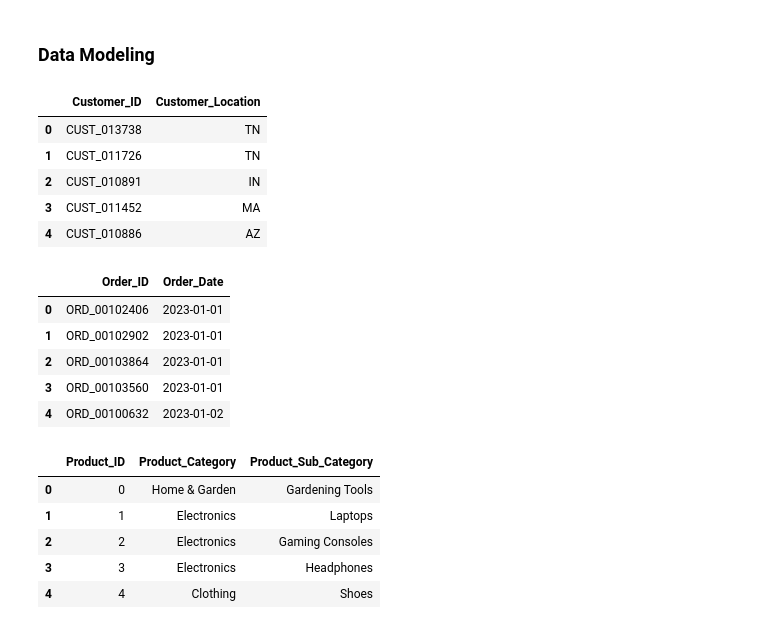
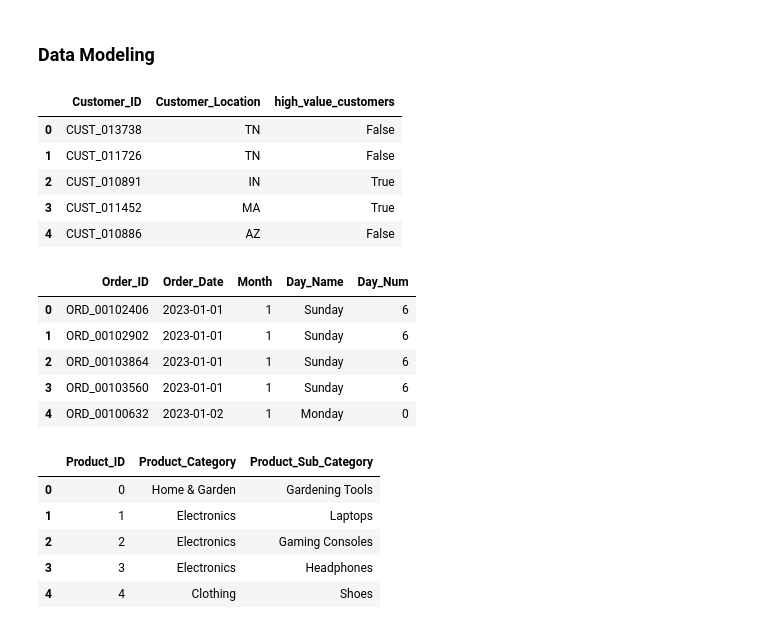
Before and after one commit to Orinamhe/Globex-Retail-end-to-end-data-engineering-analysis-project, a Jupyter notebook: etl_globex_file.ipynb, the cells around one changed output. Drawn from its saved outputs; the diff is of its cells as text; code cells hidden in the pictures.

```diff
--- a/etl_globex_file.ipynb
+++ b/etl_globex_file.ipynb
@@ -226,3 +231,17 @@ Number of mismatches: 1688
 np.int64(0)
 # %% [markdown]
 ### Feature Engineering
+# %%
+# Adding time-based columns (such as month, week, day)
+
+# Month number (1–12)
+df_clean['Month'] = df_clean['Order_Date'].dt.month
+
+# Day of week name (e.g. Monday, Tuesday)
+df_clean['Day_Name'] = df_clean['Order_Date'].dt.day_name()
+
+# Day of week number (Monday=0, Sunday=6)
+df_clean['Day_Num'] = df_clean['Order_Date'].dt.dayofweek
+# %%
+# To get hihg-value customers
+df_clean['high_value_customers'] = df_clean['Revenue'] > df_clean['Revenue'].quantile(0.8)
@@ -229,29 +524,31 @@ np.int64(0)
 # %% [markdown]
 ### Data Modeling
+# %%
+df_model = df_clean.copy()
 # %%
 # Customer dimension
 
-customer = df_clean[['Customer_ID','Customer_Location']].copy().drop_duplicates().reset_index(drop=True)
+customer = df_model[['Customer_ID','Customer_Location', 'high_value_customers']].copy().drop_duplicates().reset_index(drop=True)
 customer.head()
 # %% [output]
-|  | Customer_ID | Customer_Location |
-| 0 | CUST_013738 | TN |
-| 1 | CUST_011726 | TN |
-| 2 | CUST_010891 | IN |
-| 3 | CUST_011452 | MA |
-| 4 | CUST_010886 | AZ |
+|  | Customer_ID | Customer_Location | high_value_customers |
+| 0 | CUST_013738 | TN | False |
+| 1 | CUST_011726 | TN | False |
+| 2 | CUST_010891 | IN | True |
+| 3 | CUST_011452 | MA | True |
+| 4 | CUST_010886 | AZ | False |
 # %%
 # Order dimension
 
-order = df_clean[['Order_ID','Order_Date']].copy().drop_duplicates().reset_index(drop=True)
+order = df_model[['Order_ID','Order_Date', 'Month', 'Day_Name', 'Day_Num']].copy().drop_duplicates().reset_index(drop=True)
 order.head()
 # %% [output]
-|  | Order_ID | Order_Date |
-| 0 | ORD_00102406 | 2023-01-01 |
-| 1 | ORD_00102902 | 2023-01-01 |
-| 2 | ORD_00103864 | 2023-01-01 |
-| 3 | ORD_00103560 | 2023-01-01 |
-| 4 | ORD_00100632 | 2023-01-02 |
+|  | Order_ID | Order_Date | Month | Day_Name | Day_Num |
+| 0 | ORD_00102406 | 2023-01-01 | 1 | Sunday | 6 |
+| 1 | ORD_00102902 | 2023-01-01 | 1 | Sunday | 6 |
+| 2 | ORD_00103864 | 2023-01-01 | 1 | Sunday | 6 |
+| 3 | ORD_00103560 | 2023-01-01 | 1 | Sunday | 6 |
+| 4 | ORD_00100632 | 2023-01-02 | 1 | Monday | 0 |
 # %%
 # Product dimension
 
```
Also changed, not shown: parts of 21 cells of this notebook, 1 other file.
